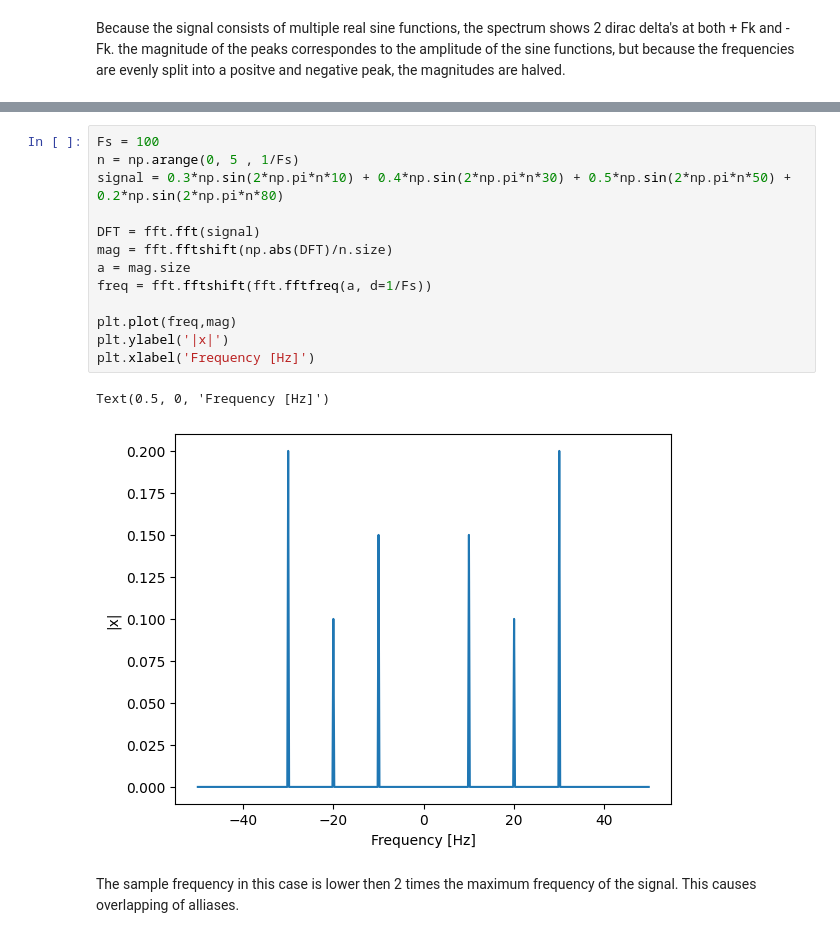
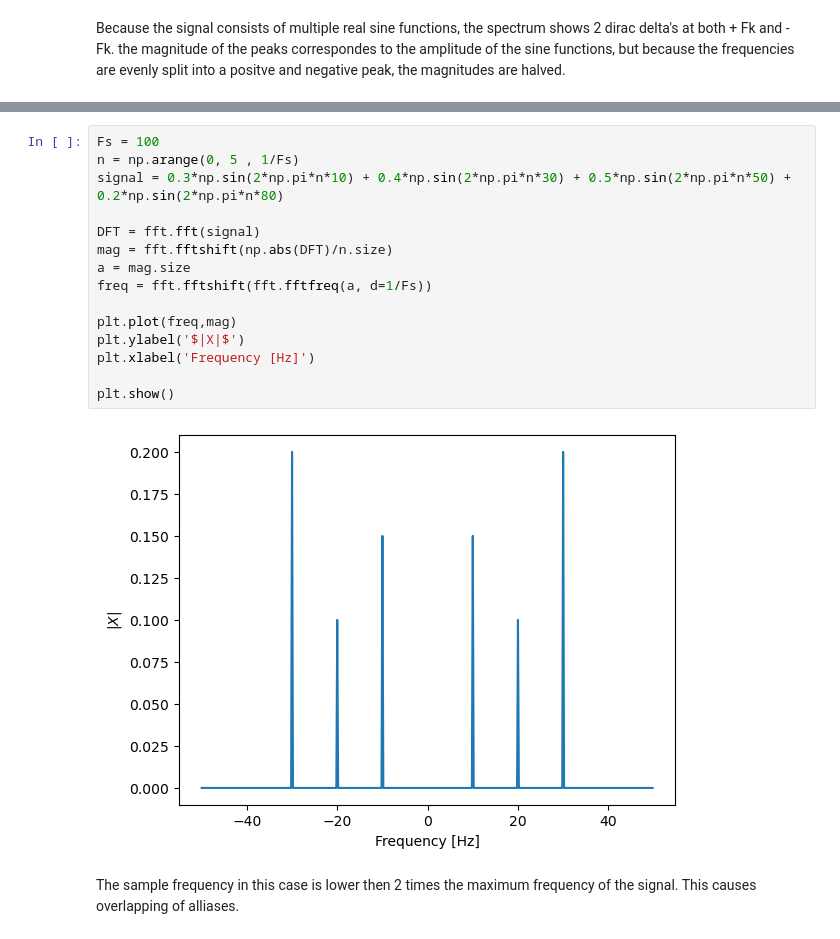
Before and after one commit to mrcocolinho/MSPS-Assignments, a Jupyter notebook: Notebooks/Assignment 1/ex01.ipynb, the cells around one changed output, grey strips where cells are left out. Drawn from its saved outputs; the diff is of its cells as text.

```diff
--- a/Notebooks/Assignment 1/ex01.ipynb
+++ b/Notebooks/Assignment 1/ex01.ipynb
@@ -247,19 +251,20 @@ What your answer should look like:
 # %%
 Fs = 100
 n = np.arange(0, 5 , 1/Fs)
 signal = 0.3*np.sin(2*np.pi*n*10) + 0.4*np.sin(2*np.pi*n*30) + 0.5*np.sin(2*np.pi*n*50) + 0.2*np.sin(2*np.pi*n*80)
 
 DFT = fft.fft(signal)
 mag = fft.fftshift(np.abs(DFT)/n.size)
 a = mag.size
 freq = fft.fftshift(fft.fftfreq(a, d=1/Fs))
 
 plt.plot(freq,mag)
-plt.ylabel('|x|')
+plt.ylabel('$|X|$')
 plt.xlabel('Frequency [Hz]')
+
+plt.show()
 # %% [output]
-Text(0.5, 0, 'Frequency [Hz]')
-[figure, old version]
+[figure, new version]
 # %% [markdown]
 The sample frequency in this case is lower then 2 times the maximum frequency of the signal. This causes overlapping of alliases.
 # %%
```
Also changed, not shown: parts of 20 cells of this notebook, 3 other files.
